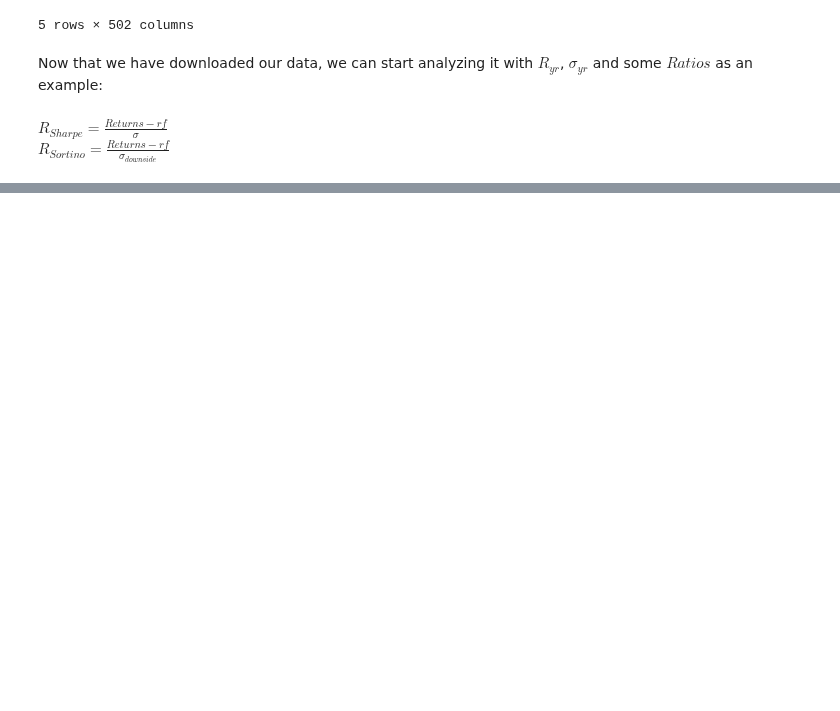
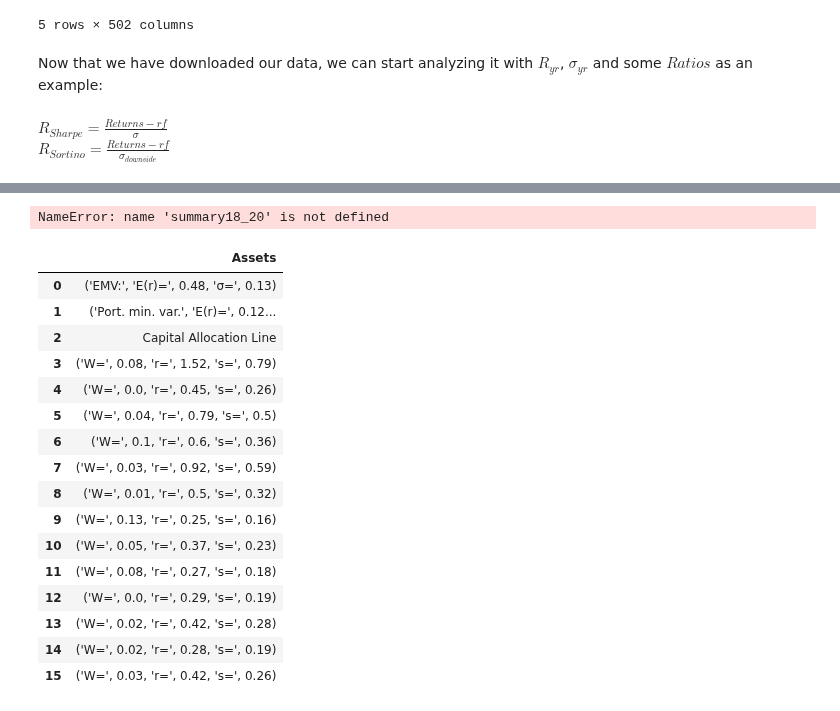
Before and after one commit to EMarquez7/Examen-de-Simulaci-n-2, a Jupyter notebook: Optimization.ipynb, the cells around one changed output, grey strips where cells are left out. Saved outputs shown, nothing was run; the diff lists cells and outputs as text; code cells hidden in the pictures; blank space fills up the shorter version.

Commit message:
Optimizer

```diff
--- a/Optimization.ipynb
+++ b/Optimization.ipynb
@@ -136,0 +175,24 @@ summary17_20
+# %%
+df, plt = vs.Optimizer(SP, 0.0169)
+# %% [output]
+NameError: name 'summary18_20' is not defined
+# %%
+df
+# %% [output]
+|  | Assets |
+| 0 | ('EMV:', 'E(r)=', 0.48, 'σ=', 0.13) |
+| 1 | ('Port. min. var.', 'E(r)=', 0.12... |
+| 2 | Capital Allocation Line |
+| 3 | ('W=', 0.08, 'r=', 1.52, 's=', 0.79) |
+| 4 | ('W=', 0.0, 'r=', 0.45, 's=', 0.26) |
+| 5 | ('W=', 0.04, 'r=', 0.79, 's=', 0.5) |
+| 6 | ('W=', 0.1, 'r=', 0.6, 's=', 0.36) |
+| 7 | ('W=', 0.03, 'r=', 0.92, 's=', 0.59) |
+| 8 | ('W=', 0.01, 'r=', 0.5, 's=', 0.32) |
+| 9 | ('W=', 0.13, 'r=', 0.25, 's=', 0.16) |
+| 10 | ('W=', 0.05, 'r=', 0.37, 's=', 0.23) |
+| 11 | ('W=', 0.08, 'r=', 0.27, 's=', 0.18) |
+| 12 | ('W=', 0.0, 'r=', 0.29, 's=', 0.19) |
+| 13 | ('W=', 0.02, 'r=', 0.42, 's=', 0.28) |
+| 14 | ('W=', 0.02, 'r=', 0.28, 's=', 0.19) |
+| 15 | ('W=', 0.03, 'r=', 0.42, 's=', 0.26) |
```
Also changed, not shown: parts of 6 cells of this notebook, 4 other files.
